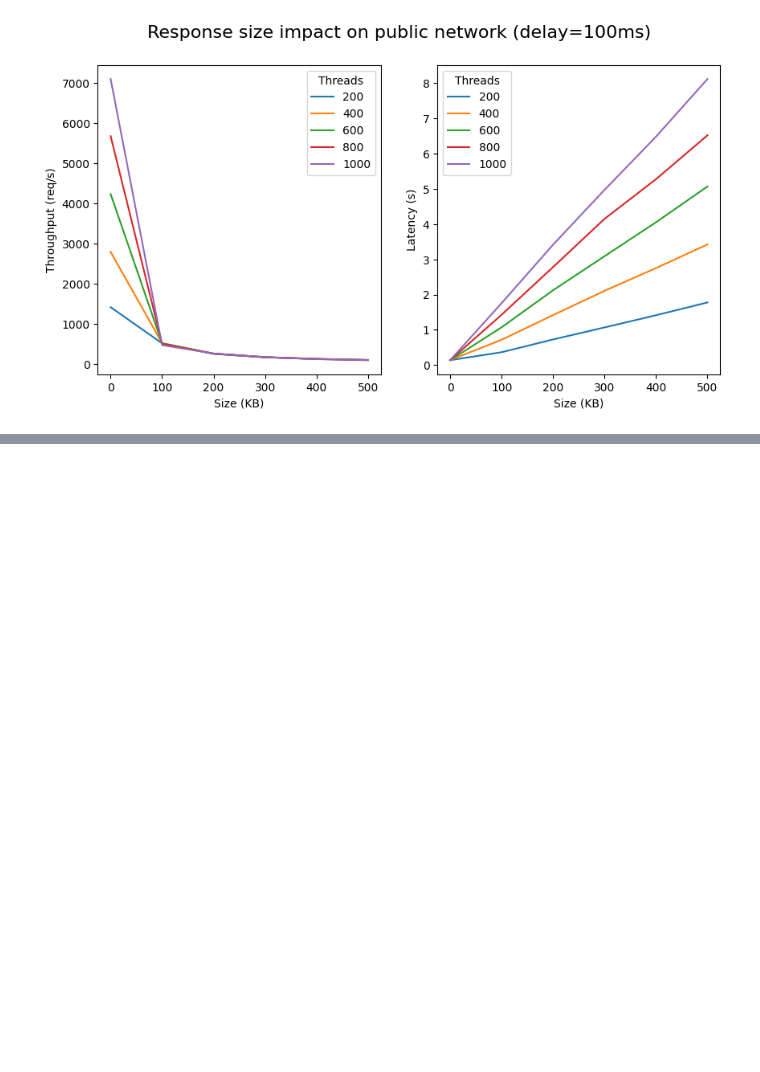
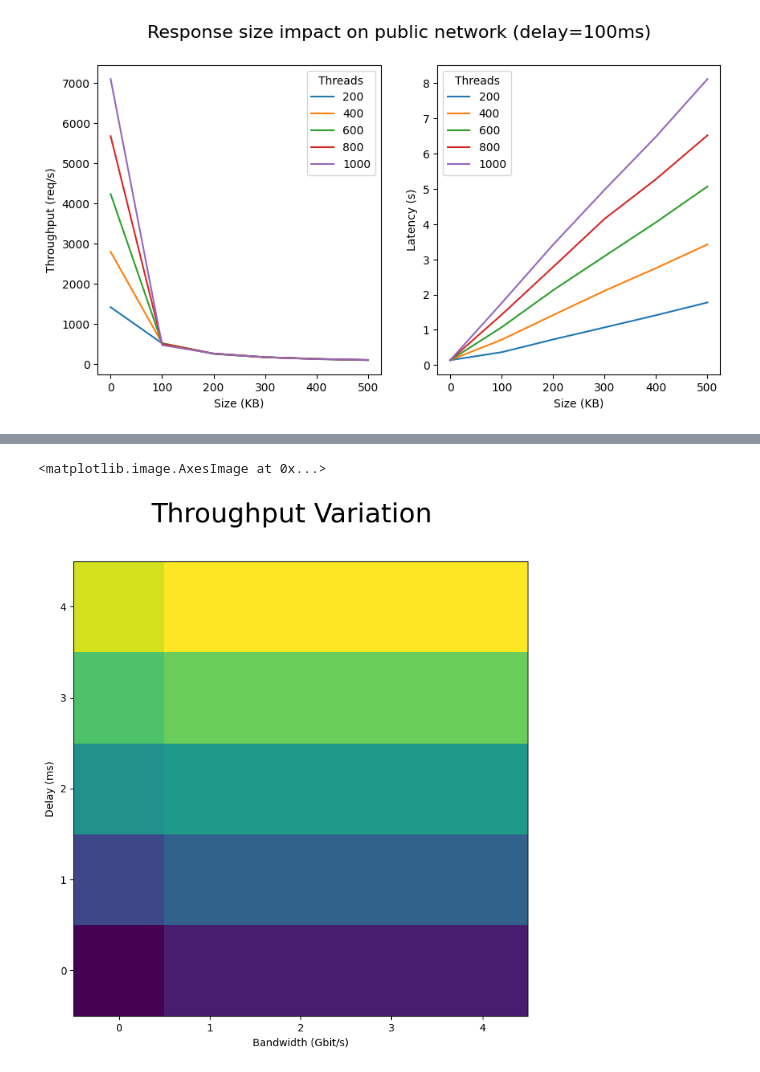
Before and after one commit to TheBigRoomXXL/go-http-client-benchmark, a Jupyter notebook: notebook.ipynb, the cells around one changed output, grey strips where cells are left out. Saved outputs shown, nothing was run; the diff lists cells and outputs as text; code cells hidden in the pictures; blank space fills up the shorter version.

```diff
--- a/notebook.ipynb
+++ b/notebook.ipynb
@@ -145,0 +218,25 @@ ax[1].legend(title="Threads")
+# %%
+csv_path = Path("results/batch-4/results.csv")
+with csv_path.open() as csvfile:
+    reader = csv.reader(csvfile)
+    data = list(reader)
+    data = np.array(data[1:],dtype=float)
+
+c200 = data[data[:,2] == 200]
+c400 = data[data[:,2] == 400]
+c600 = data[data[:,2] == 600]
+c800 = data[data[:,2] == 800]
+c1000 = data[data[:,2] == 1000]
+
+fig, ax = plt.subplots(1,1,figsize=(10,8))
+fig.suptitle("Throughput Variation", fontsize=26)
+
+ax.set_xlabel("Bandwidth (Gbit/s)")
+ax.set_ylabel("Delay (ms)")
+
+hist, _ ,_ = np.histogram2d(c200[:,0],c200[:,1], bins=5, weights=c200[:,4])
+
+ax.imshow(hist.T, origin='lower')
+# %% [output]
+<matplotlib.image.AxesImage at 0x...>
+[figure, added]
```
Also changed, not shown: parts of 7 cells of this notebook.
